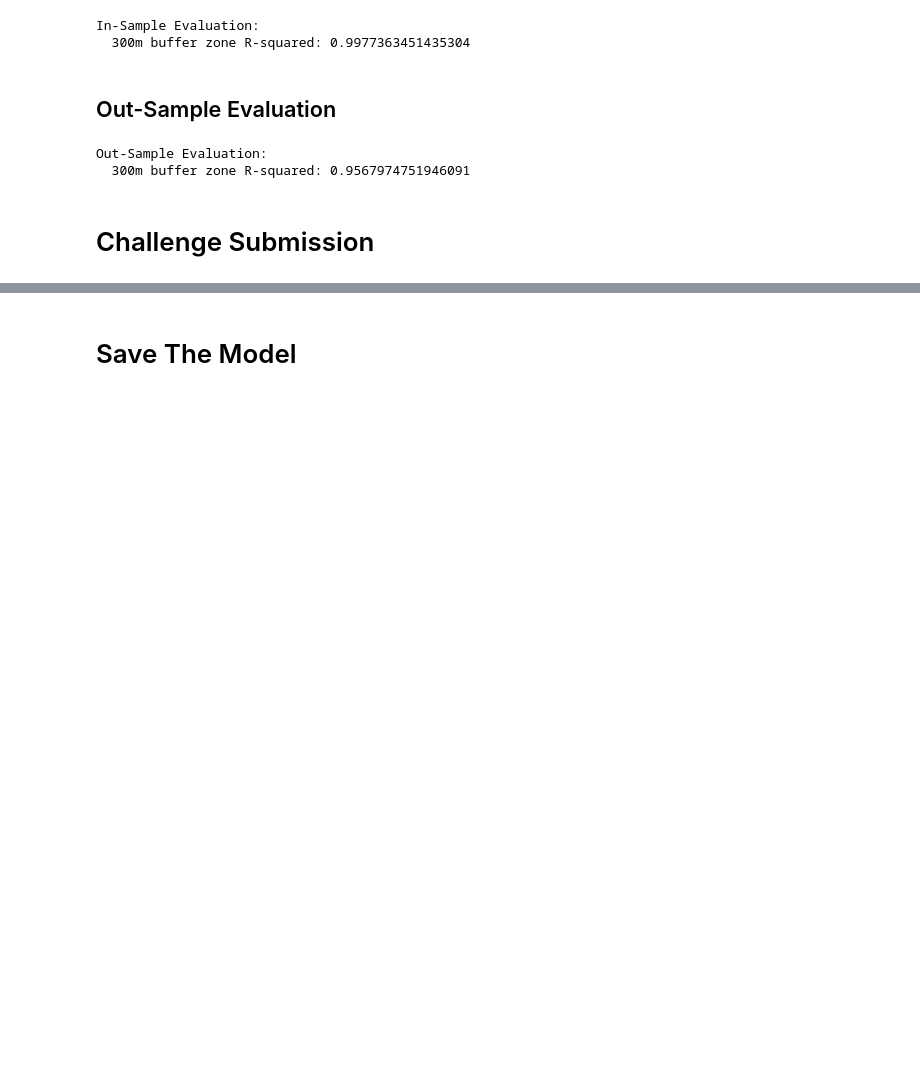
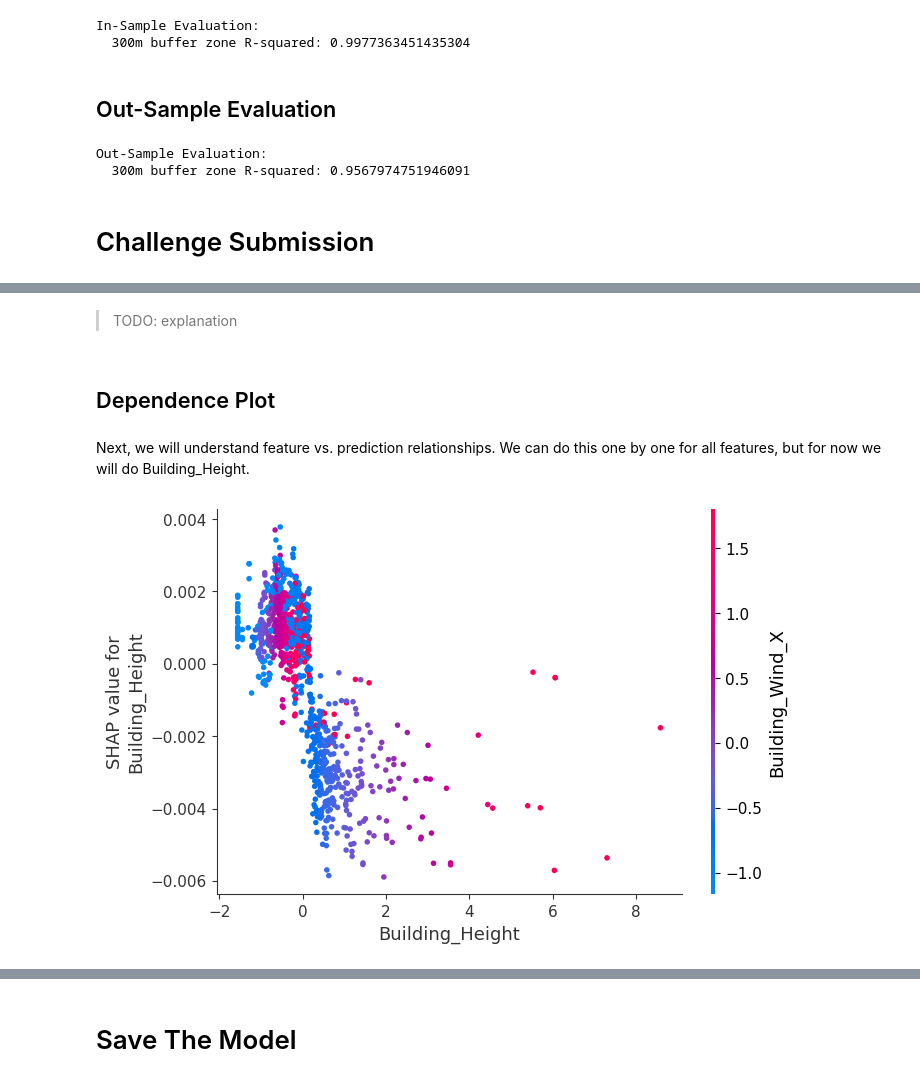
Before and after one commit to FranciscoLozCoding/cooling_with_code, a Jupyter notebook: 08_Xgboost.ipynb, the cells around one changed output, grey strips where cells are left out. Cells and saved outputs as stored; diff of their text form; code cells hidden in the pictures; blank space fills up the shorter version.

```diff
--- a/08_Xgboost.ipynb
+++ b/08_Xgboost.ipynb
@@ -224,0 +335,10 @@ Out-Sample Evaluation:
+# %% [markdown]
+>TODO: explanation
+# %% [markdown]
+## Dependence Plot
+# %% [markdown]
+Next, we will understand feature vs. prediction relationships. We can do this one by one for all features, but for now we will do Building_Height.
+# %%
+explainer.dependence_plot("Building_Height")
+# %% [output]
+[figure, added]
```
Also changed, not shown: parts of 36 cells of this notebook.
